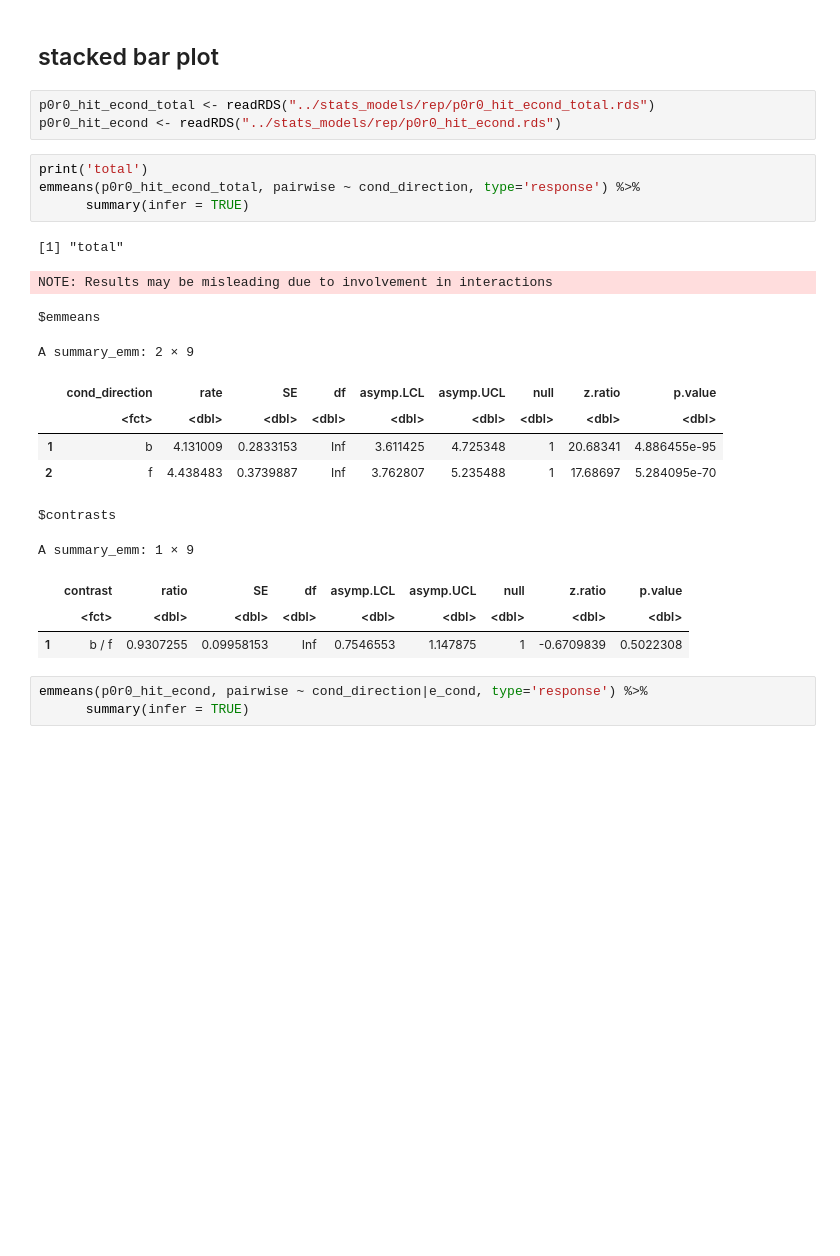
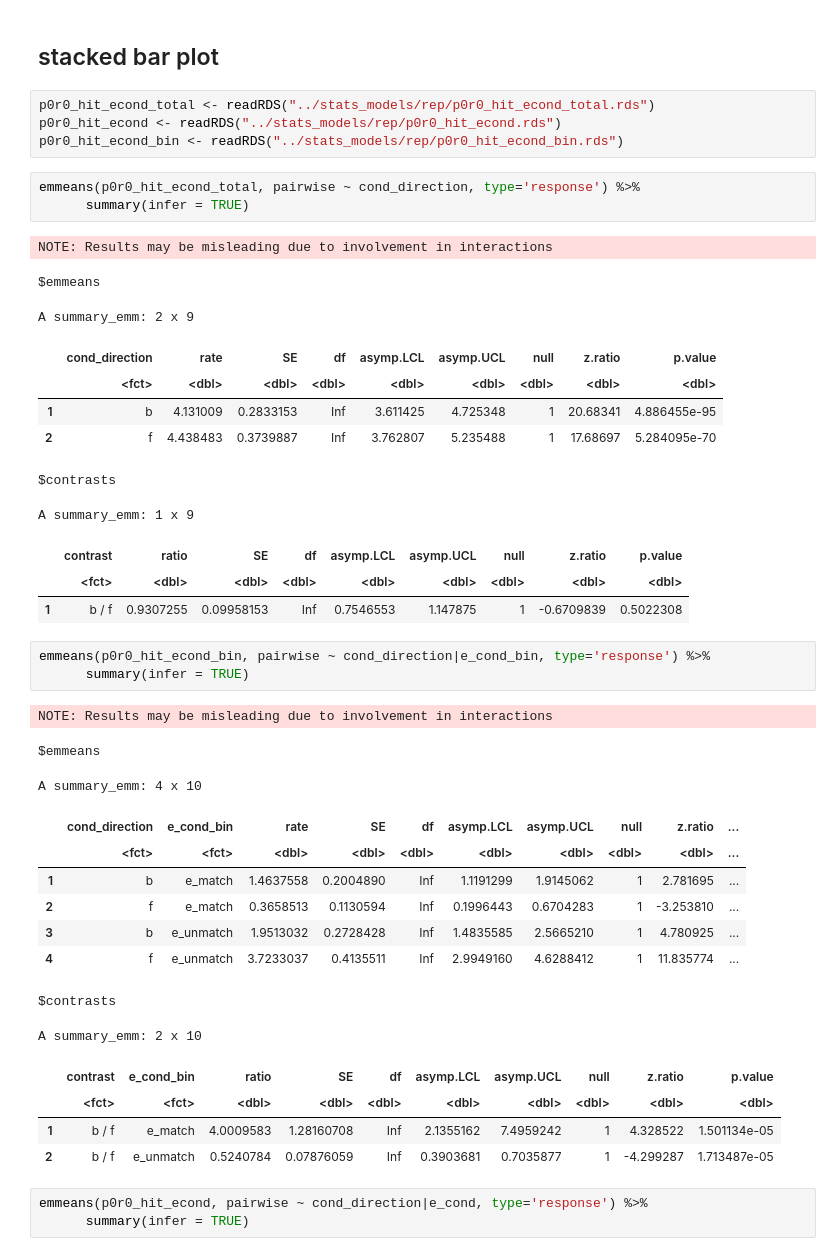
Before and after one commit to ContextLab/prediction-retrodiction-paper, a Jupyter notebook: code/stats_results_rep.ipynb, the cells around one changed output. Cells and saved outputs as stored; diff of their text form; blank space fills up the shorter version.

```diff
--- a/code/stats_results_rep.ipynb
+++ b/code/stats_results_rep.ipynb
@@ -213,24 +213,42 @@ A summary_emm: 1 × 8
 # %%
 p0r0_hit_econd_total <- readRDS("../stats_models/rep/p0r0_hit_econd_total.rds")
 p0r0_hit_econd <- readRDS("../stats_models/rep/p0r0_hit_econd.rds")
+p0r0_hit_econd_bin <- readRDS("../stats_models/rep/p0r0_hit_econd_bin.rds")
 # %%
-print('total')
 emmeans(p0r0_hit_econd_total, pairwise ~ cond_direction, type='response') %>%
       summary(infer = TRUE)
 # %% [output]
-[1] "total"
+NOTE: Results may be misleading due to involvement in interactions
-NOTE: Results may be misleading due to involvement in interactions
+$emmeans
-$emmeans
+A summary_emm: 2 x 9
+|  | cond_direction | rate | SE | df | asymp.LCL | asymp.UCL | null | z.ratio | p.value |
+|  | <fct> | <dbl> | <dbl> | <dbl> | <dbl> | <dbl> | <dbl> | <dbl> | <dbl> |
+| 1 | b | 4.131009 | 0.2833153 | Inf | 3.611425 | 4.725348 | 1 | 20.68341 | 4.886455e-95 |
+| 2 | f | 4.438483 | 0.3739887 | Inf | 3.762807 | 5.235488 | 1 | 17.68697 | 5.284095e-70 |
-A summary_emm: 2 × 9
+$contrasts
-|  | cond_direction | rate | SE | df | asymp.LCL | asymp.UCL | null | z.ratio | p.value |
-|  | <fct> | <dbl> | <dbl> | <dbl> | <dbl> | <dbl> | <dbl> | <dbl> | <dbl> |
-| 1 | b | 4.131009 | 0.2833153 | Inf | 3.611425 | 4.725348 | 1 | 20.68341 | 4.886455e-95 |
-| 2 | f | 4.438483 | 0.3739887 | Inf | 3.762807 | 5.235488 | 1 | 17.68697 | 5.284095e-70 |
-$contrasts
+A summary_emm: 1 x 9
-A summary_emm: 1 × 9
 |  | contrast | ratio | SE | df | asymp.LCL | asymp.UCL | null | z.ratio | p.value |
 |  | <fct> | <dbl> | <dbl> | <dbl> | <dbl> | <dbl> | <dbl> | <dbl> | <dbl> |
 | 1 | b / f | 0.9307255 | 0.09958153 | Inf | 0.7546553 | 1.147875 | 1 | -0.6709839 | 0.5022308 |
+# %%
+emmeans(p0r0_hit_econd_bin, pairwise ~ cond_direction|e_cond_bin, type='response') %>%
+      summary(infer = TRUE)
+# %% [output]
+NOTE: Results may be misleading due to involvement in interactions
+$emmeans
+A summary_emm: 4 x 10
+|  | cond_direction | e_cond_bin | rate | SE | df | asymp.LCL | asymp.UCL | null | z.ratio | ... |
+|  | <fct> | <fct> | <dbl> | <dbl> | <dbl> | <dbl> | <dbl> | <dbl> | <dbl> | ... |
+| 1 | b | e_match | 1.4637558 | 0.2004890 | Inf | 1.1191299 | 1.9145062 | 1 | 2.781695 | ... |
+| 2 | f | e_match | 0.3658513 | 0.1130594 | Inf | 0.1996443 | 0.6704283 | 1 | -3.253810 | ... |
+| 3 | b | e_unmatch | 1.9513032 | 0.2728428 | Inf | 1.4835585 | 2.5665210 | 1 | 4.780925 | ... |
+| 4 | f | e_unmatch | 3.7233037 | 0.4135511 | Inf | 2.9949160 | 4.6288412 | 1 | 11.835774 | ... |
+$contrasts
+A summary_emm: 2 x 10
+|  | contrast | e_cond_bin | ratio | SE | df | asymp.LCL | asymp.UCL | null | z.ratio | p.value |
+|  | <fct> | <fct> | <dbl> | <dbl> | <dbl> | <dbl> | <dbl> | <dbl> | <dbl> | <dbl> |
+| 1 | b / f | e_match | 4.0009583 | 1.28160708 | Inf | 2.1355162 | 7.4959242 | 1 | 4.328522 | 1.501134e-05 |
+| 2 | b / f | e_unmatch | 0.5240784 | 0.07876059 | Inf | 0.3903681 | 0.7035877 | 1 | -4.299287 | 1.713487e-05 |
 # %%
 emmeans(p0r0_hit_econd, pairwise ~ cond_direction|e_cond, type='response') %>%
       summary(infer = TRUE)
```
Also changed, not shown: parts of 1 cell of this notebook, 9 other files.
